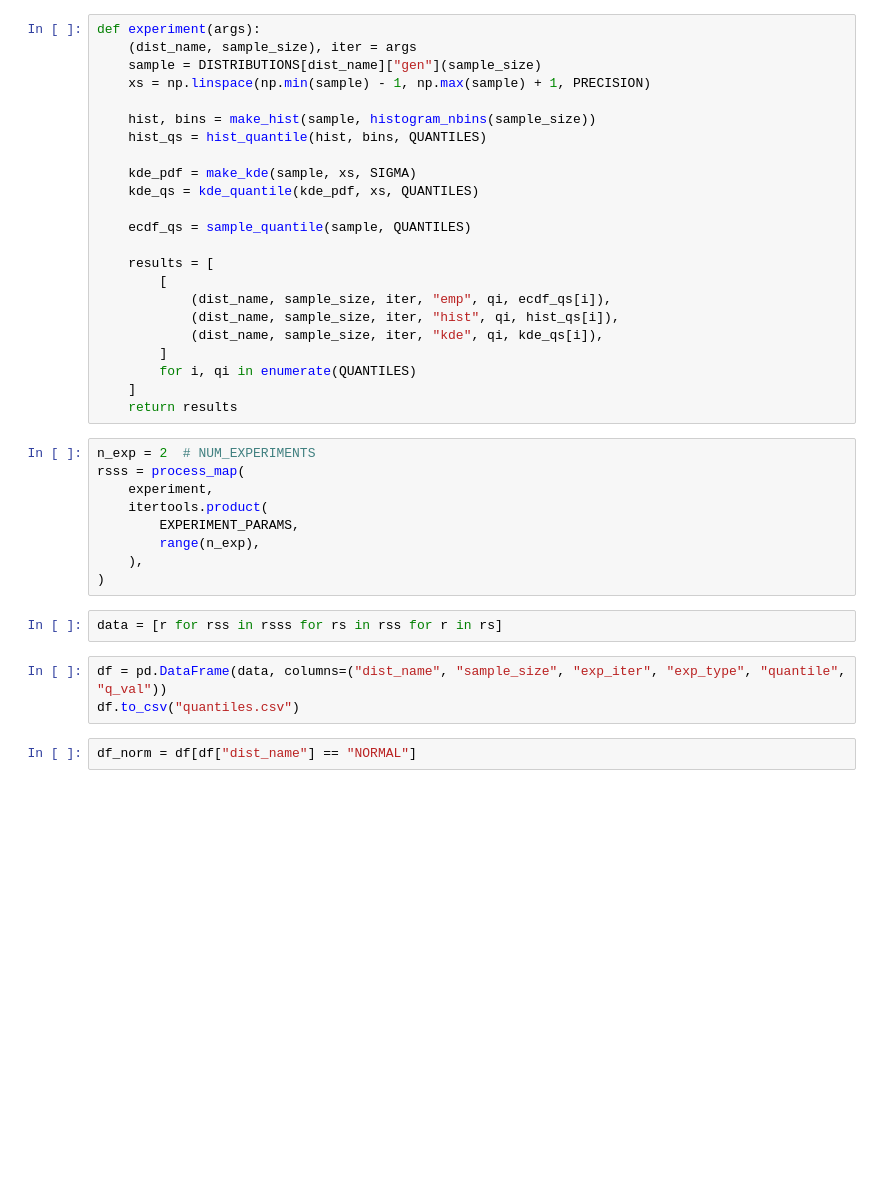
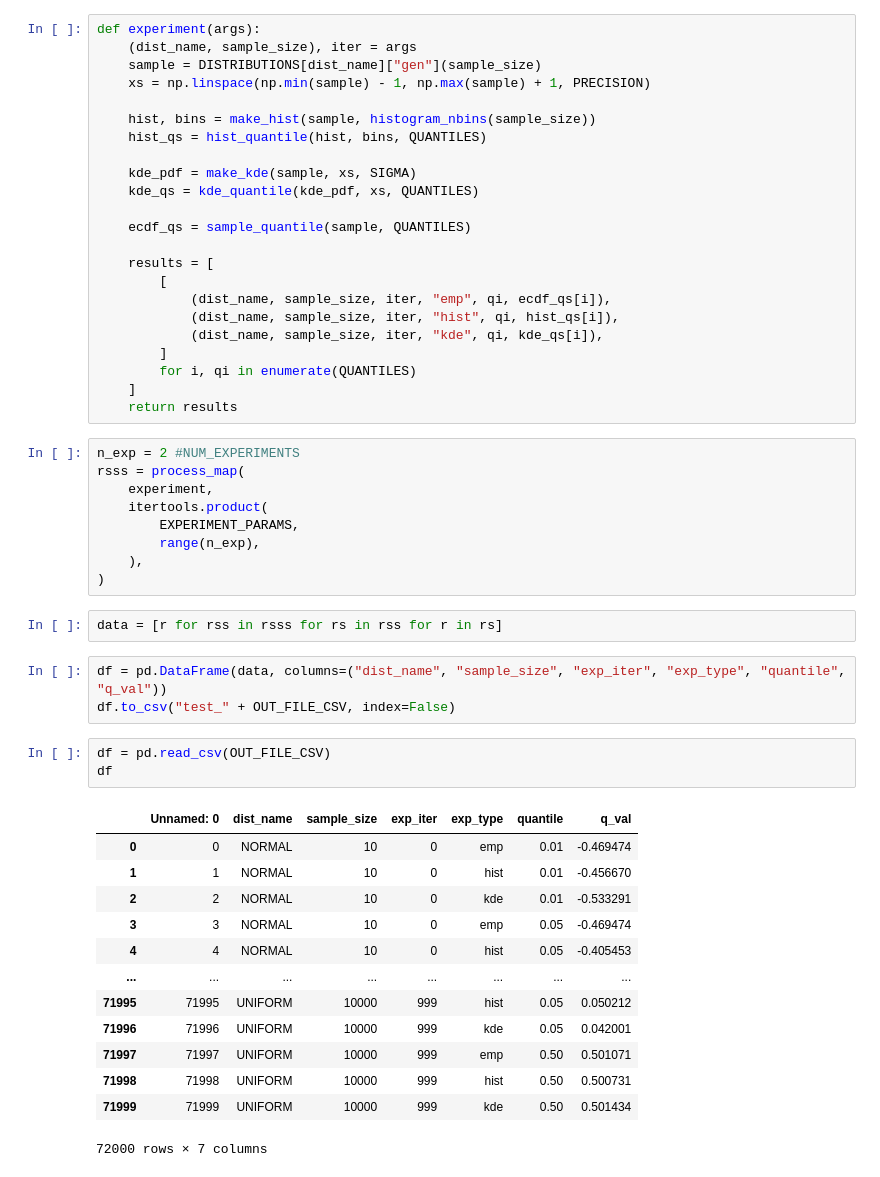
Before and after one commit to e1turin/ipkn-statistics, a Jupyter notebook: lab-2/main.ipynb, the cells around one changed output. Drawn from its saved outputs; the diff is of its cells as text; blank space fills up the shorter version.

```diff
--- a/lab-2/main.ipynb
+++ b/lab-2/main.ipynb
@@ -224,7 +225,7 @@ def experiment(args):
     ]
     return results
 # %%
-n_exp = 2  # NUM_EXPERIMENTS
+n_exp = 2 #NUM_EXPERIMENTS
 rsss = process_map(
     experiment,
     itertools.product(
@@ -236,6 +237,21 @@ rsss = process_map(
 data = [r for rss in rsss for rs in rss for r in rs]
 # %%
 df = pd.DataFrame(data, columns=("dist_name", "sample_size", "exp_iter", "exp_type", "quantile", "q_val"))
-df.to_csv("quantiles.csv")
+df.to_csv("test_" + OUT_FILE_CSV, index=False)
 # %%
-df_norm = df[df["dist_name"] == "NORMAL"]
+df = pd.read_csv(OUT_FILE_CSV)
+df
+# %% [output]
+|  | Unnamed: 0 | dist_name | sample_size | exp_iter | exp_type | quantile | q_val |
+| 0 | 0 | NORMAL | 10 | 0 | emp | 0.01 | -0.469474 |
+| 1 | 1 | NORMAL | 10 | 0 | hist | 0.01 | -0.456670 |
+| 2 | 2 | NORMAL | 10 | 0 | kde | 0.01 | -0.533291 |
+| 3 | 3 | NORMAL | 10 | 0 | emp | 0.05 | -0.469474 |
+| 4 | 4 | NORMAL | 10 | 0 | hist | 0.05 | -0.405453 |
+| ... | ... | ... | ... | ... | ... | ... | ... |
+| 71995 | 71995 | UNIFORM | 10000 | 999 | hist | 0.05 | 0.050212 |
+| 71996 | 71996 | UNIFORM | 10000 | 999 | kde | 0.05 | 0.042001 |
+| 71997 | 71997 | UNIFORM | 10000 | 999 | emp | 0.50 | 0.501071 |
+| 71998 | 71998 | UNIFORM | 10000 | 999 | hist | 0.50 | 0.500731 |
+| 71999 | 71999 | UNIFORM | 10000 | 999 | kde | 0.50 | 0.501434 |
+72000 rows × 7 columns
```
Also changed, not shown: parts of 5 cells of this notebook.
